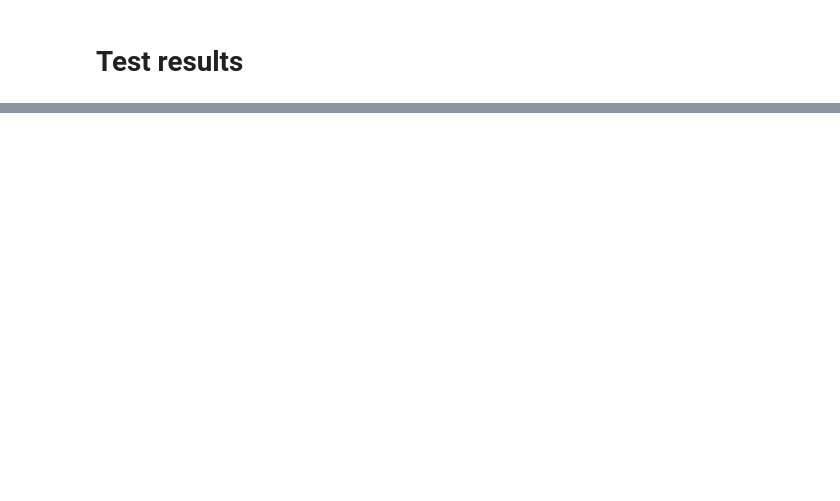
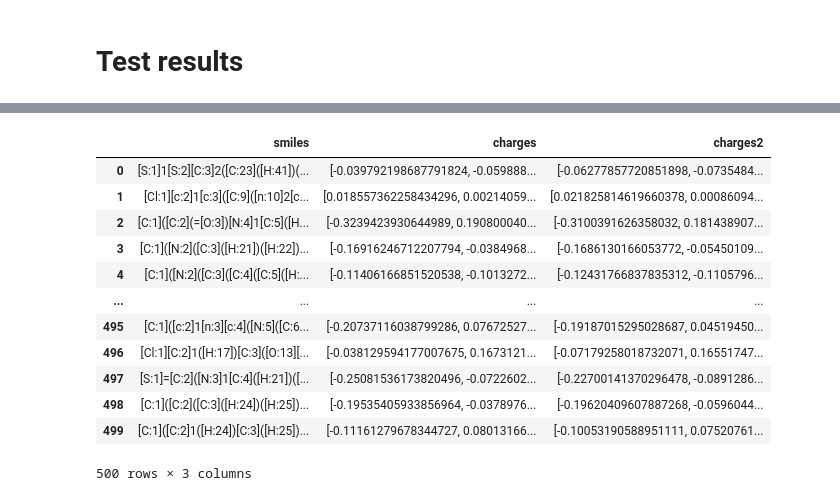
Before and after one commit to twinbrian/chemprop, a Jupyter notebook: examples/atoms.ipynb, the cells around one changed output, grey strips where cells are left out. Cells and saved outputs as stored; diff of their text form; code cells hidden in the pictures; blank space fills up the shorter version.

```diff
--- a/examples/atoms.ipynb
+++ b/examples/atoms.ipynb
@@ -78,7 +72,7 @@ ys[:5] # show first 5 molecule targets
 # %% [markdown]
 ## Get molecule datapoints
 # %%
-all_data = [data.MoleculeDatapoint.from_smi(smi, y) for smi, y in zip(smis, ys)]
+all_data = [data.MoleculeDatapoint.from_smi(smi, y, keep_h = True) for smi, y in zip(smis, Y)]
 # %% [markdown]
 ## Perform data splitting for training, validation, and testing
 # %%
@@ -110,12 +104,16 @@ val_dset = data.AtomDataset(val_data, featurizer)
 val_dset.normalize_targets(scaler)
 
 test_dset = data.AtomDataset(test_data, featurizer)
+
+all_dset = data.AtomDataset(all_data, featurizer)
+slices = all_dset._slices
 # %% [markdown]
 ## Get DataLoader
 # %%
 train_loader = data.build_dataloader(train_dset, num_workers=num_workers)
 val_loader = data.build_dataloader(val_dset, num_workers=num_workers, shuffle=False)
 test_loader = data.build_dataloader(test_dset, num_workers=num_workers, shuffle=False)
+all_loader = data.build_dataloader(all_dset, num_workers=num_workers, shuffle=False)
 # %% [markdown]
 # Change Message-Passing Neural Network (MPNN) inputs here
 # %% [markdown]
@@ -293,0 +288,19 @@ results = trainer.test(atom_mpnn, test_loader)
+# %%
+from chemprop.models import load_model
+import torch
+
+individual_preds = []
+model = load_model(checkpointing.best_model_path, False, False)
+trainer = pl.Trainer(
+    logger=False,
+    enable_progress_bar=True,
+    accelerator="auto",
+    devices=1,
+)
+
+predss = trainer.predict(model, all_loader)
+individual_preds.append(torch.concat(predss, 0))
+
+average_preds = torch.mean(torch.stack(individual_preds).float(), dim=0)
+test_path = chemprop_dir / "tests" / "data" / "atomic_regression_atom_mapped_input_copy.csv"
+df_test = pd.read_csv(test_path, header="infer", index_col=False)
@@ -293,0 +334,31 @@ results = trainer.test(atom_mpnn, test_loader)
+# %%
+for i in range(len(df_test)):
+    first_atom = slices.index(i)
+    last_atom = first_atom + slices.count(i)
+    mol_avg_preds = average_preds[first_atom:last_atom]
+    df_test.loc[i, target_columns] = [str(mol_avg_preds[:,j].tolist()) for j in range(len(target_columns))]
+
+#torch.split(average_preds, split_size_or_sections=torch.bincount(torch.tensor(slices)).tolist(), dim=0)
+
+output_path = chemprop_dir / "tests" / "data" / "atomic_regression_atom_mapped_output.csv"
+if output_path.suffix == ".pkl":
+    df_test = df_test.reset_index(drop=True)
+    df_test.to_pickle(output_path)
+else:
+    df_test.to_csv(output_path, index=False)
+
+df_test
+# %% [output]
+|  | smiles | charges | charges2 |
+| 0 | [S:1]1[S:2][C:3]2([C:23]([H:41])(... | [-0.039792198687791824, -0.059888... | [-0.06277857720851898, -0.0735484... |
+| 1 | [Cl:1][c:2]1[c:3]([C:9]([n:10]2[c... | [0.018557362258434296, 0.00214059... | [0.021825814619660378, 0.00086094... |
+| 2 | [C:1]([C:2](=[O:3])[N:4]1[C:5]([H... | [-0.3239423930644989, 0.190800040... | [-0.3100391626358032, 0.181438907... |
+| 3 | [C:1]([N:2]([C:3]([H:21])([H:22])... | [-0.16916246712207794, -0.0384968... | [-0.1686130166053772, -0.05450109... |
+| 4 | [C:1]([N:2]([C:3]([C:4]([C:5]([H:... | [-0.11406166851520538, -0.1013272... | [-0.12431766837835312, -0.1105796... |
+| ... | ... | ... | ... |
+| 495 | [C:1]([c:2]1[n:3][c:4]([N:5]([C:6... | [-0.20737116038799286, 0.07672527... | [-0.19187015295028687, 0.04519450... |
+| 496 | [Cl:1][C:2]1([H:17])[C:3]([O:13][... | [-0.038129594177007675, 0.1673121... | [-0.07179258018732071, 0.16551747... |
+| 497 | [S:1]=[C:2]([N:3]1[C:4]([H:21])([... | [-0.25081536173820496, -0.0722602... | [-0.22700141370296478, -0.0891286... |
+| 498 | [C:1]([C:2]([C:3]([H:24])([H:25])... | [-0.19535405933856964, -0.0378976... | [-0.19620409607887268, -0.0596044... |
+| 499 | [C:1]([C:2]1([H:24])[C:3]([H:25])... | [-0.11161279678344727, 0.08013166... | [-0.10053190588951111, 0.07520761... |
+500 rows × 3 columns
```
Also changed, not shown: parts of 23 cells of this notebook, 11 other files.
